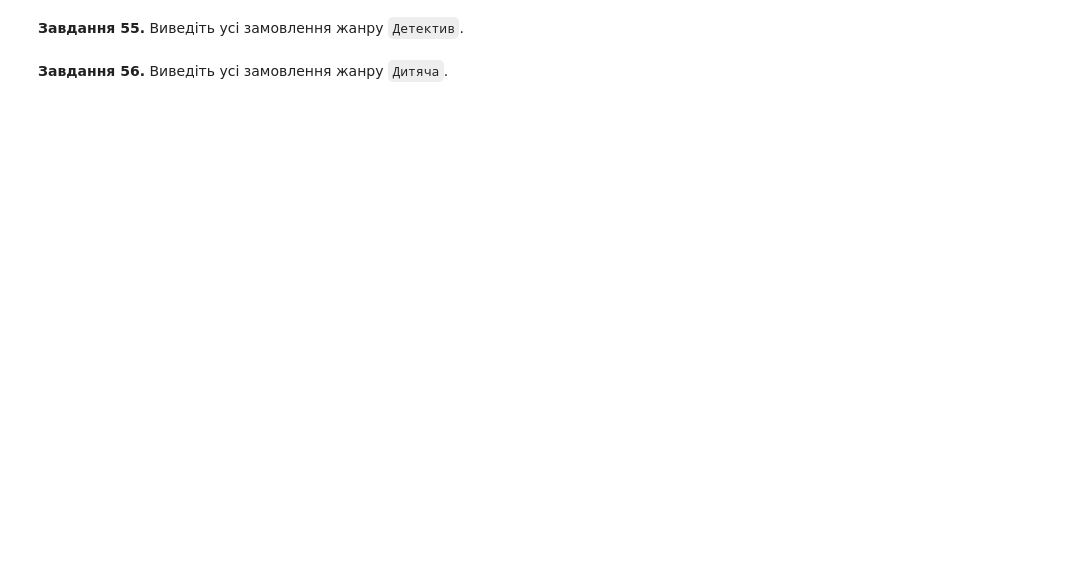
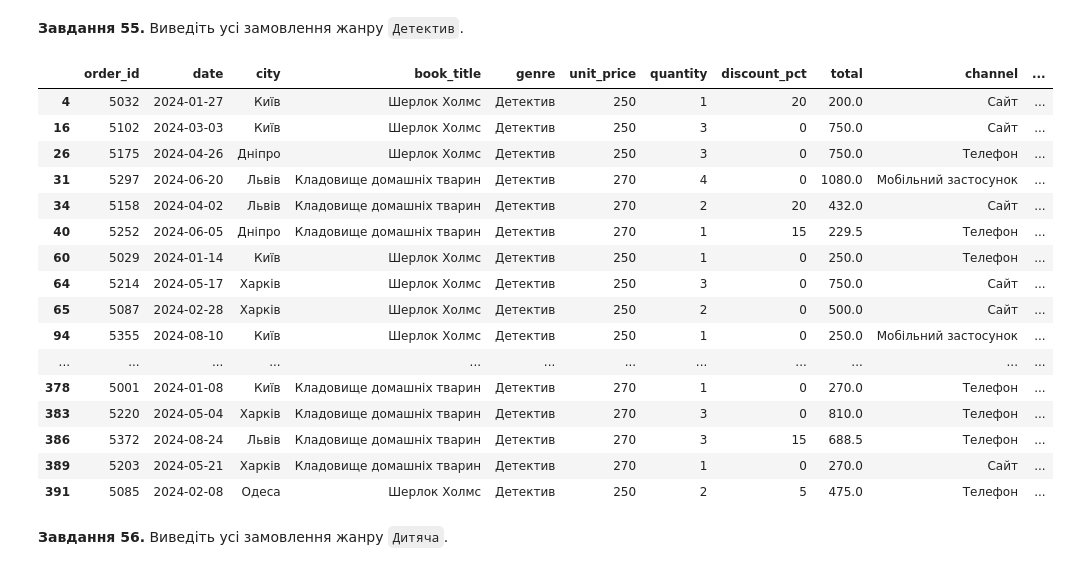
Before and after one commit to volodymyr-holovan/DTA2026, a Jupyter notebook: homework/pandas_practice_120.ipynb, the cells around one changed output. Cells and saved outputs as stored; diff of their text form; code cells hidden in the pictures; blank space fills up the shorter version.

```diff
--- a/homework/pandas_practice_120.ipynb
+++ b/homework/pandas_practice_120.ipynb
@@ -455,6 +813,25 @@ df.head(1)
 **Завдання 55.** Виведіть усі замовлення жанру `Детектив`.
 # %%
 # Завдання 55:
+df[df["genre"] == "Детектив"]
+# %% [output]
+|  | order_id | date | city | book_title | genre | unit_price | quantity | discount_pct | total | channel | ... |
+| 4 | 5032 | 2024-01-27 | Київ | Шерлок Холмс | Детектив | 250 | 1 | 20 | 200.0 | Сайт | ... |
+| 16 | 5102 | 2024-03-03 | Київ | Шерлок Холмс | Детектив | 250 | 3 | 0 | 750.0 | Сайт | ... |
+| 26 | 5175 | 2024-04-26 | Дніпро | Шерлок Холмс | Детектив | 250 | 3 | 0 | 750.0 | Телефон | ... |
+| 31 | 5297 | 2024-06-20 | Львів | Кладовище домашніх тварин | Детектив | 270 | 4 | 0 | 1080.0 | Мобільний застосунок | ... |
+| 34 | 5158 | 2024-04-02 | Львів | Кладовище домашніх тварин | Детектив | 270 | 2 | 20 | 432.0 | Сайт | ... |
+| 40 | 5252 | 2024-06-05 | Дніпро | Кладовище домашніх тварин | Детектив | 270 | 1 | 15 | 229.5 | Телефон | ... |
+| 60 | 5029 | 2024-01-14 | Київ | Шерлок Холмс | Детектив | 250 | 1 | 0 | 250.0 | Телефон | ... |
+| 64 | 5214 | 2024-05-17 | Харків | Шерлок Холмс | Детектив | 250 | 3 | 0 | 750.0 | Сайт | ... |
+| 65 | 5087 | 2024-02-28 | Харків | Шерлок Холмс | Детектив | 250 | 2 | 0 | 500.0 | Сайт | ... |
+| 94 | 5355 | 2024-08-10 | Київ | Шерлок Холмс | Детектив | 250 | 1 | 0 | 250.0 | Мобільний застосунок | ... |
+| ... | ... | ... | ... | ... | ... | ... | ... | ... | ... | ... | ... |
+| 378 | 5001 | 2024-01-08 | Київ | Кладовище домашніх тварин | Детектив | 270 | 1 | 0 | 270.0 | Телефон | ... |
+| 383 | 5220 | 2024-05-04 | Харків | Кладовище домашніх тварин | Детектив | 270 | 3 | 0 | 810.0 | Телефон | ... |
+| 386 | 5372 | 2024-08-24 | Львів | Кладовище домашніх тварин | Детектив | 270 | 3 | 15 | 688.5 | Телефон | ... |
+| 389 | 5203 | 2024-05-21 | Харків | Кладовище домашніх тварин | Детектив | 270 | 1 | 0 | 270.0 | Сайт | ... |
+| 391 | 5085 | 2024-02-08 | Одеса | Шерлок Холмс | Детектив | 250 | 2 | 5 | 475.0 | Телефон | ... |
 # %% [markdown]
 **Завдання 56.** Виведіть усі замовлення жанру `Дитяча`.
 # %%
```
Also changed, not shown: parts of 54 cells of this notebook.
